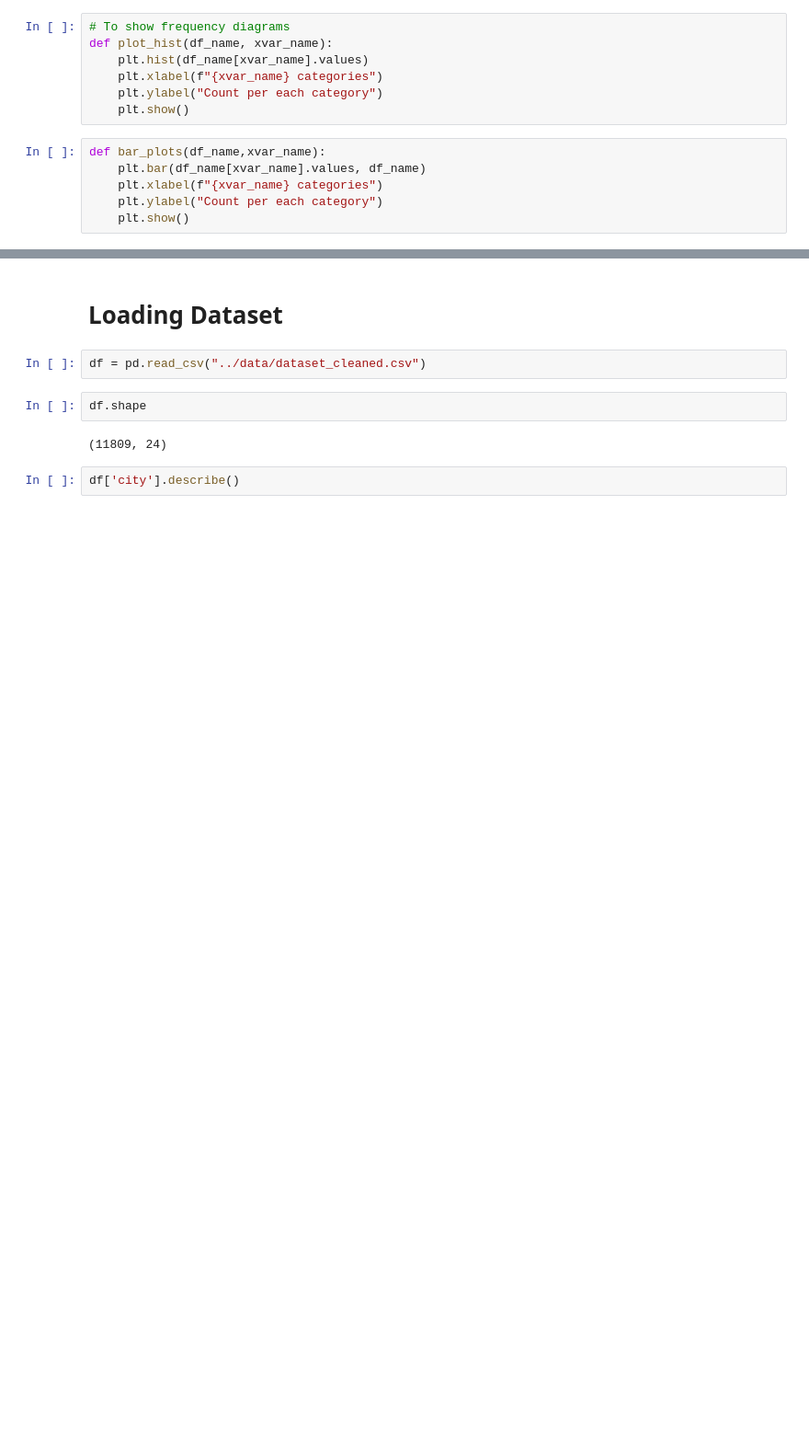
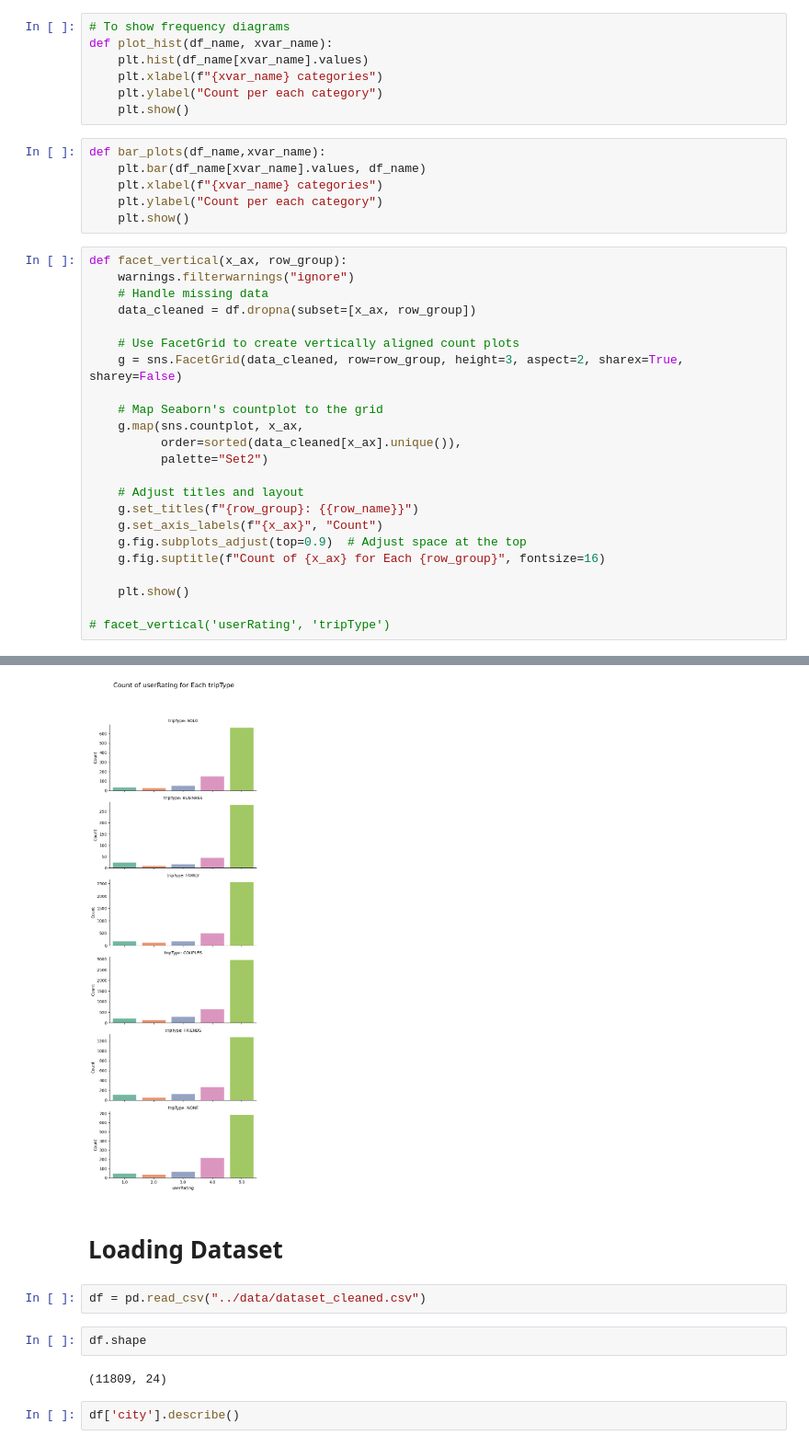
Before and after one commit to NotMishaal/TripAdvisor-Review-CW, a Jupyter notebook: task_1/EDA_on_cleaned_data.ipynb, the cells around one changed output, grey strips where cells are left out. Shown: that part at 92% size. Saved outputs shown, nothing was run; the diff lists cells and outputs as text; blank space fills up the shorter version.

```diff
--- a/task_1/EDA_on_cleaned_data.ipynb
+++ b/task_1/EDA_on_cleaned_data.ipynb
@@ -22,3 +37,27 @@ def bar_plots(df_name,xvar_name):
     plt.xlabel(f"{xvar_name} categories")
     plt.ylabel("Count per each category")
     plt.show()
+# %%
+def facet_vertical(x_ax, row_group):
+    warnings.filterwarnings("ignore")
+    # Handle missing data
+    data_cleaned = df.dropna(subset=[x_ax, row_group])
+
+    # Use FacetGrid to create vertically aligned count plots
+    g = sns.FacetGrid(data_cleaned, row=row_group, height=3, aspect=2, sharex=True, sharey=False)
+
+    # Map Seaborn's countplot to the grid
+    g.map(sns.countplot, x_ax,
+          order=sorted(data_cleaned[x_ax].unique()),
+          palette="Set2")
+
+    # Adjust titles and layout
+    g.set_titles(f"{row_group}: {{row_name}}")
+    g.set_axis_labels(f"{x_ax}", "Count")
+    g.fig.subplots_adjust(top=0.9)  # Adjust space at the top
+    g.fig.suptitle(f"Count of {x_ax} for Each {row_group}", fontsize=16)
+
+    plt.show()
+
+# facet_vertical('userRating', 'tripType')
+# %% [output]
@@ -25,3 +81,4 @@ def bar_plots(df_name,xvar_name):
+[figure, added]
 # %% [markdown]
 # Loading Dataset
 # %%
```
Also changed, not shown: parts of 32 cells of this notebook.
